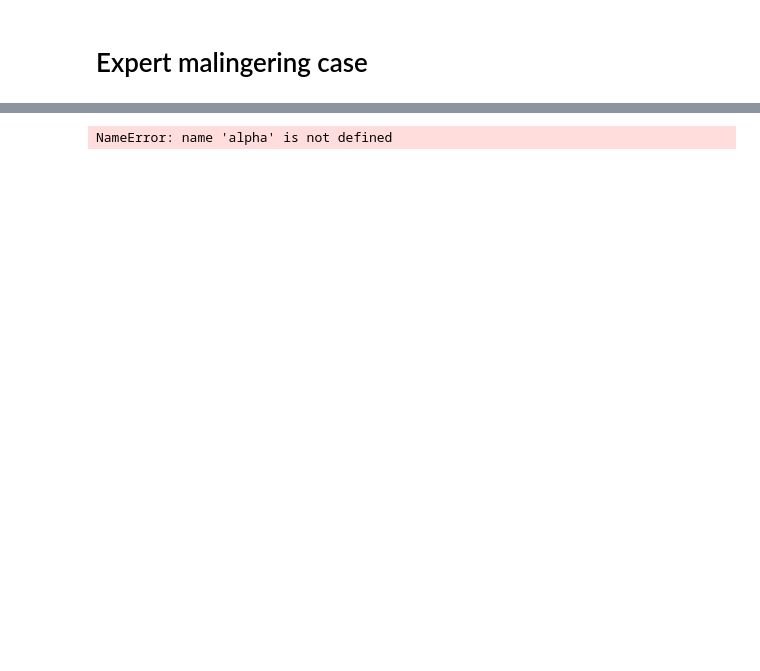
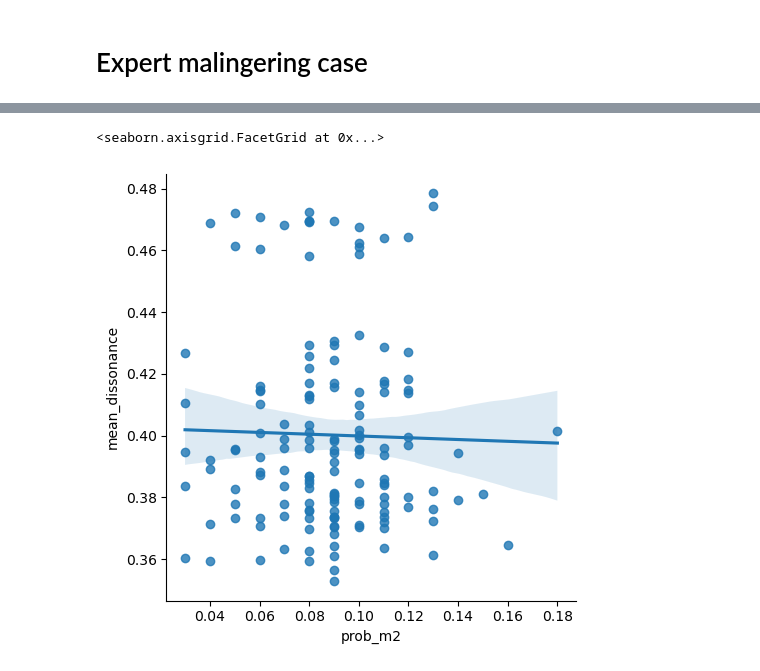
Before and after one commit to zeroknowledgediscovery/truthnet, a Jupyter notebook: notebooks/suspect-comparison.ipynb, the cells around one changed output, grey strips where cells are left out. Saved outputs shown, nothing was run; the diff lists cells and outputs as text; code cells hidden in the pictures; blank space fills up the shorter version.

```diff
--- a/notebooks/suspect-comparison.ipynb
+++ b/notebooks/suspect-comparison.ipynb
@@ -301,4 +257,9 @@ mean m2 prob (suspects):  0.09625
-# %%
-alpha
-# %% [output]
-NameError: name 'alpha' is not defined
+# %%
+sns.lmplot(
+    susp_diss,
+    x="prob_m2",
+    y="mean_dissonance",
+)
+# %% [output]
+<seaborn.axisgrid.FacetGrid at 0x...>
+[figure, added]
```
Also changed, not shown: parts of 8 cells of this notebook.
